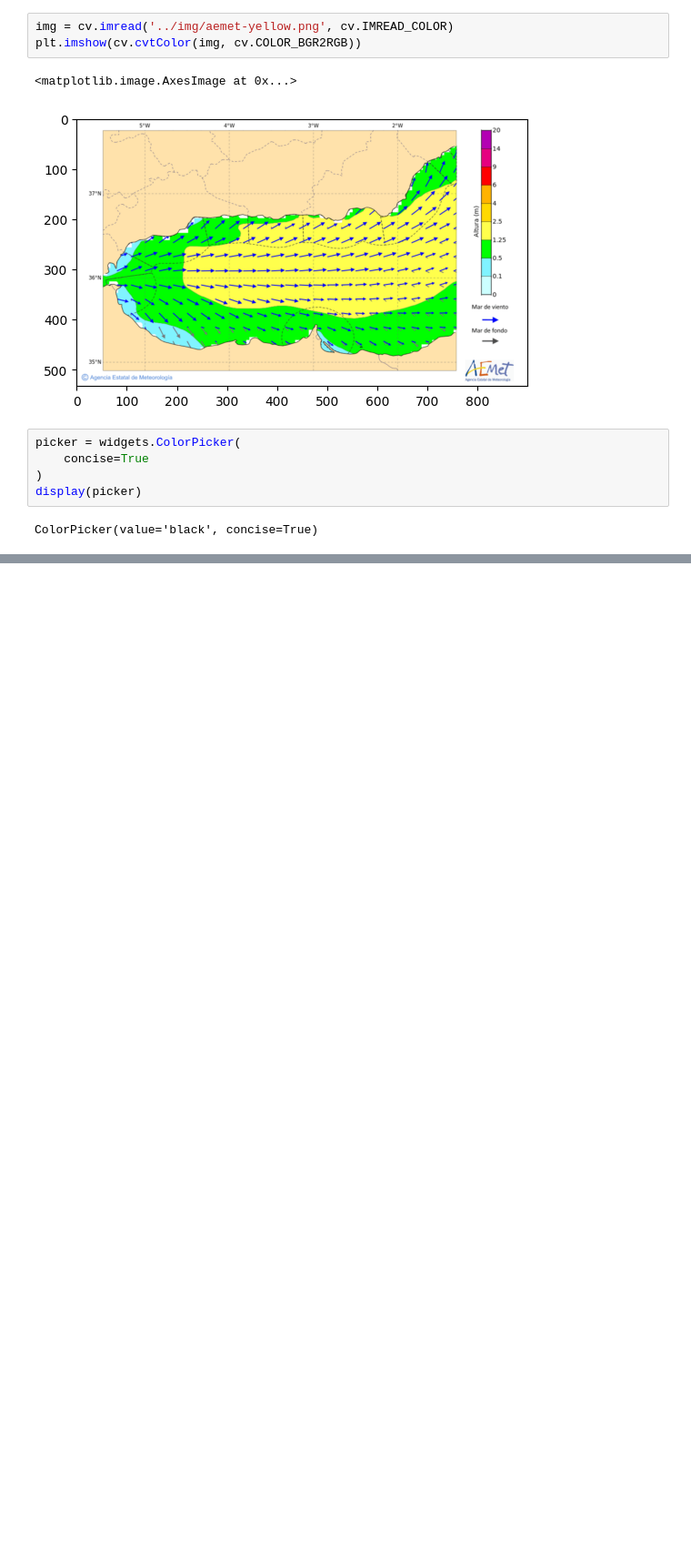
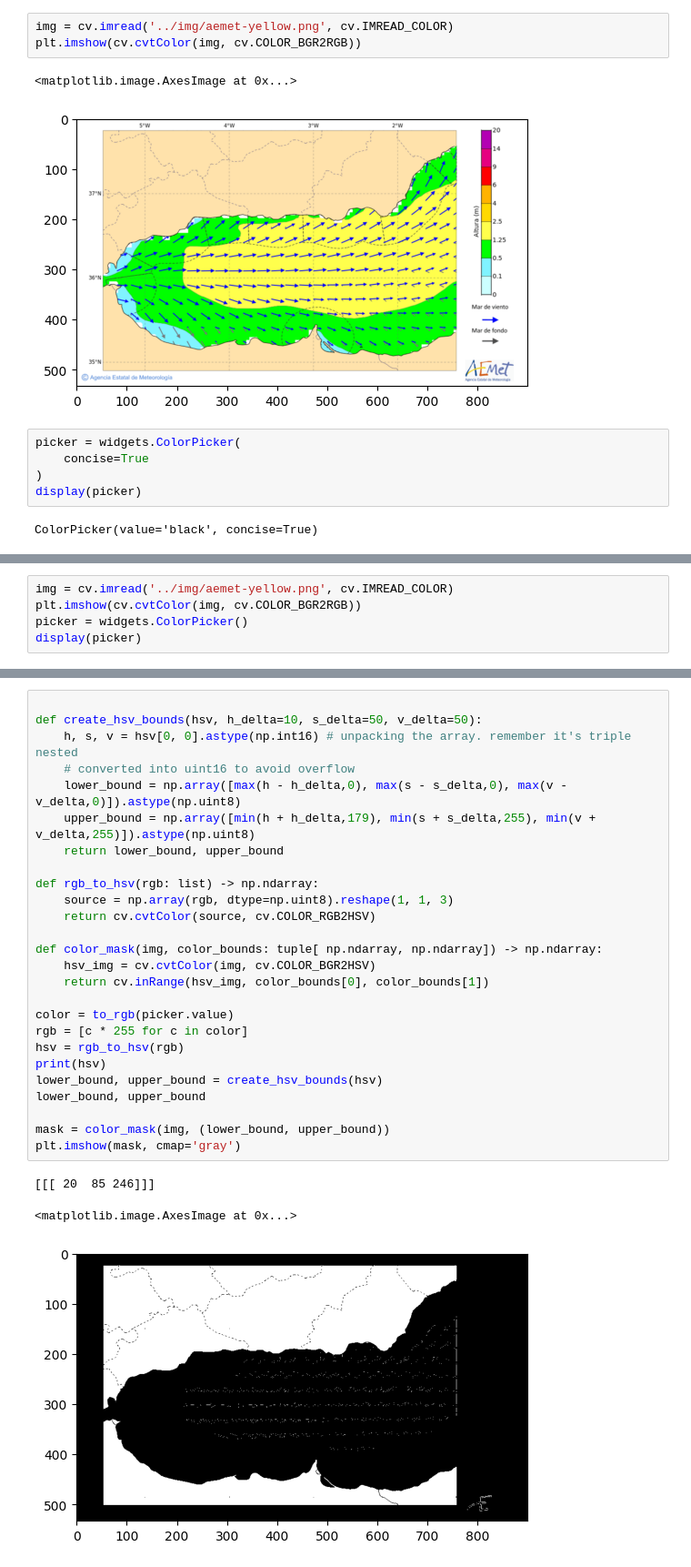
Before and after one commit to jesusgollonet/aemet-yellow-watch, a Jupyter notebook: scratch/05_hsv_ipywidget.ipynb, the cells around one changed output, grey strips where cells are left out. Shown at 91% size. Cells and saved outputs as stored; diff of their text form; blank space fills up the shorter version.

```diff
--- a/scratch/05_hsv_ipywidget.ipynb
+++ b/scratch/05_hsv_ipywidget.ipynb
@@ -83,3 +83,8 @@ with output:
 # %% [output]
 [interactive output not drawn]
 [interactive output not drawn]
+# %%
+img = cv.imread('../img/aemet-yellow.png', cv.IMREAD_COLOR)
+plt.imshow(cv.cvtColor(img, cv.COLOR_BGR2RGB))
+picker = widgets.ColorPicker()
+display(picker)
@@ -85,0 +94,30 @@ with output:
+# %%
+
+def create_hsv_bounds(hsv, h_delta=10, s_delta=50, v_delta=50):
+    h, s, v = hsv[0, 0].astype(np.int16) # unpacking the array. remember it's triple nested
+    # converted into uint16 to avoid overflow
+    lower_bound = np.array([max(h - h_delta,0), max(s - s_delta,0), max(v - v_delta,0)]).astype(np.uint8)
+    upper_bound = np.array([min(h + h_delta,179), min(s + s_delta,255), min(v + v_delta,255)]).astype(np.uint8)
+    return lower_bound, upper_bound
+
+def rgb_to_hsv(rgb: list) -> np.ndarray:
+    source = np.array(rgb, dtype=np.uint8).reshape(1, 1, 3)
+    return cv.cvtColor(source, cv.COLOR_RGB2HSV)
+
+def color_mask(img, color_bounds: tuple[ np.ndarray, np.ndarray]) -> np.ndarray:
+    hsv_img = cv.cvtColor(img, cv.COLOR_BGR2HSV)
+    return cv.inRange(hsv_img, color_bounds[0], color_bounds[1])
+
+color = to_rgb(picker.value)
+rgb = [c * 255 for c in color]
+hsv = rgb_to_hsv(rgb)
+print(hsv)
+lower_bound, upper_bound = create_hsv_bounds(hsv)
+lower_bound, upper_bound
+
+mask = color_mask(img, (lower_bound, upper_bound))
+plt.imshow(mask, cmap='gray')
+# %% [output]
+[[[ 20  85 246]]]
+<matplotlib.image.AxesImage at 0x...>
+[figure, added]
```
Also changed, not shown: parts of 5 cells of this notebook.
